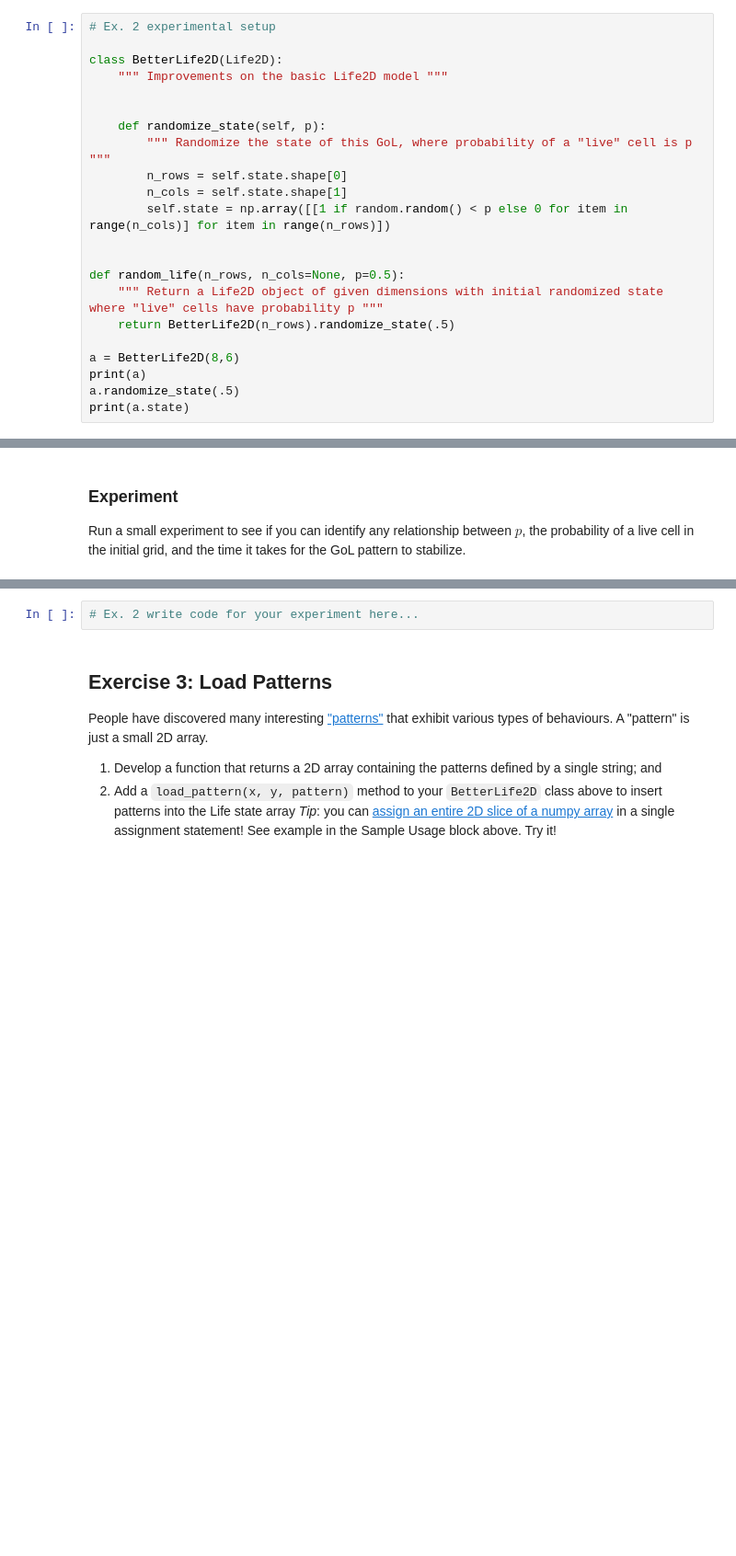
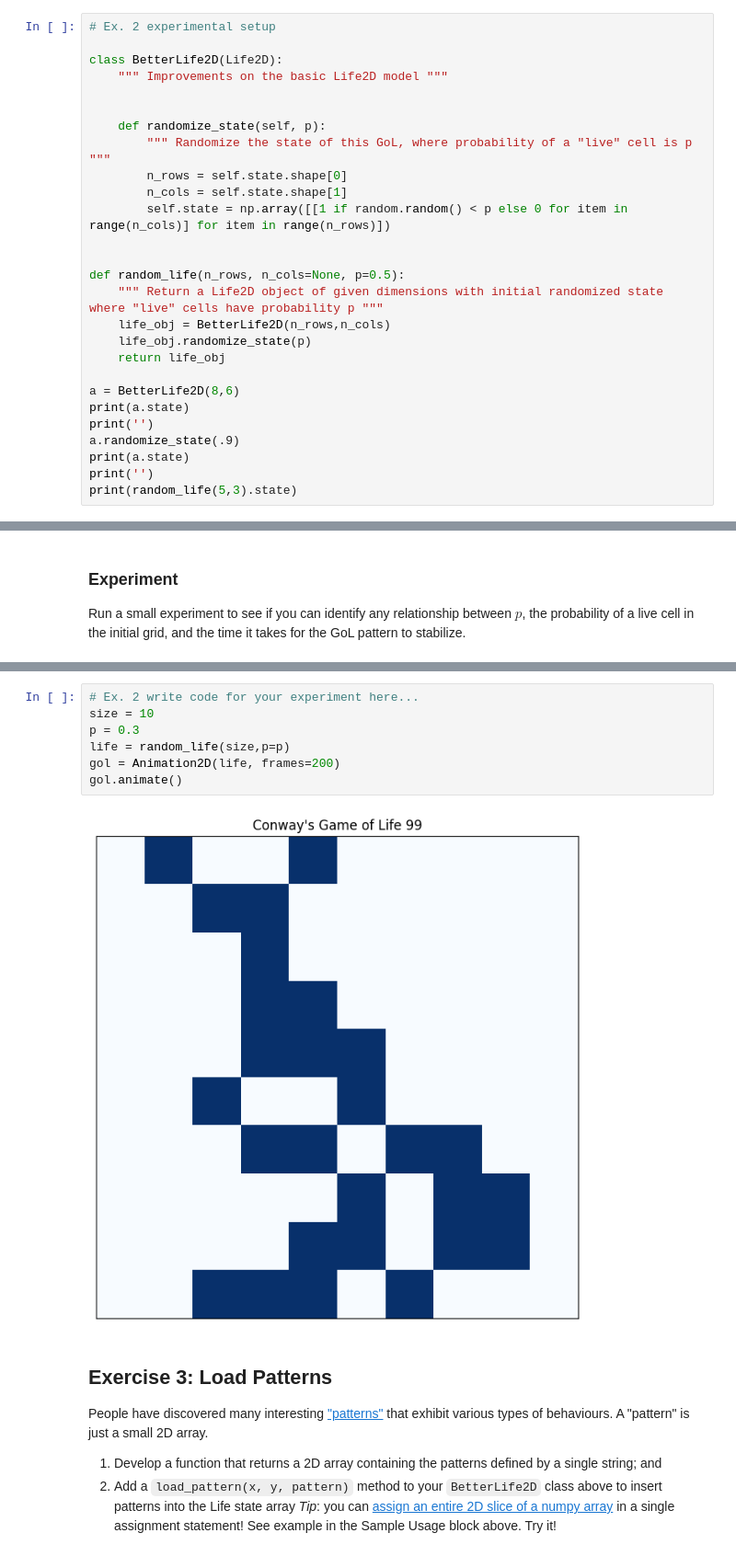
Before and after one commit to alirempel/cap-comp215, a Jupyter notebook: labs/lab06-GoL.ipynb, the cells around one changed output, grey strips where cells are left out. Shown at 92% size. Cells and saved outputs as stored; diff of their text form; blank space fills up the shorter version.

```diff
--- a/labs/lab06-GoL.ipynb
+++ b/labs/lab06-GoL.ipynb
@@ -199,10 +199,15 @@ class BetterLife2D(Life2D):
 
 def random_life(n_rows, n_cols=None, p=0.5):
     """ Return a Life2D object of given dimensions with initial randomized state where "live" cells have probability p """
-    return BetterLife2D(n_rows).randomize_state(.5)
+    life_obj = BetterLife2D(n_rows,n_cols)
+    life_obj.randomize_state(p)
+    return life_obj
 
 a = BetterLife2D(8,6)
-print(a)
-a.randomize_state(.5)
 print(a.state)
+print('')
+a.randomize_state(.9)
+print(a.state)
+print('')
+print(random_life(5,3).state)
 # %% [output]
@@ -221,5 +236,12 @@ Run a small experiment to see if you can identify any relationship between $p$,
 # %%
 # Ex. 2 write code for your experiment here...
+size = 10
+p = 0.3
+life = random_life(size,p=p)
+gol = Animation2D(life, frames=200)
+gol.animate()
+# %% [output]
+[figure, added]
 # %% [markdown]
 ## Exercise 3: Load Patterns
 People have discovered many interesting ["patterns"](https://conwaylife.com/wiki/Category:Patterns) that exhibit various types of behaviours.
```
Also changed, not shown: parts of 2 cells of this notebook.
